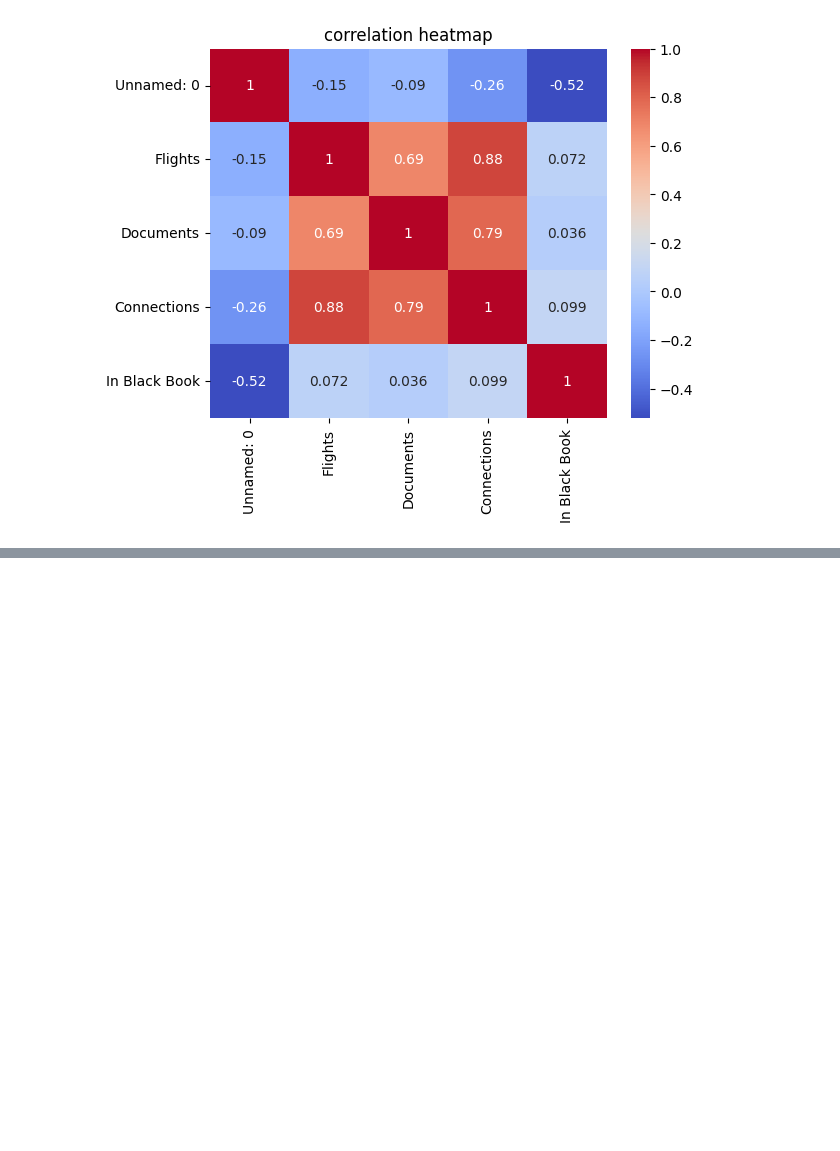
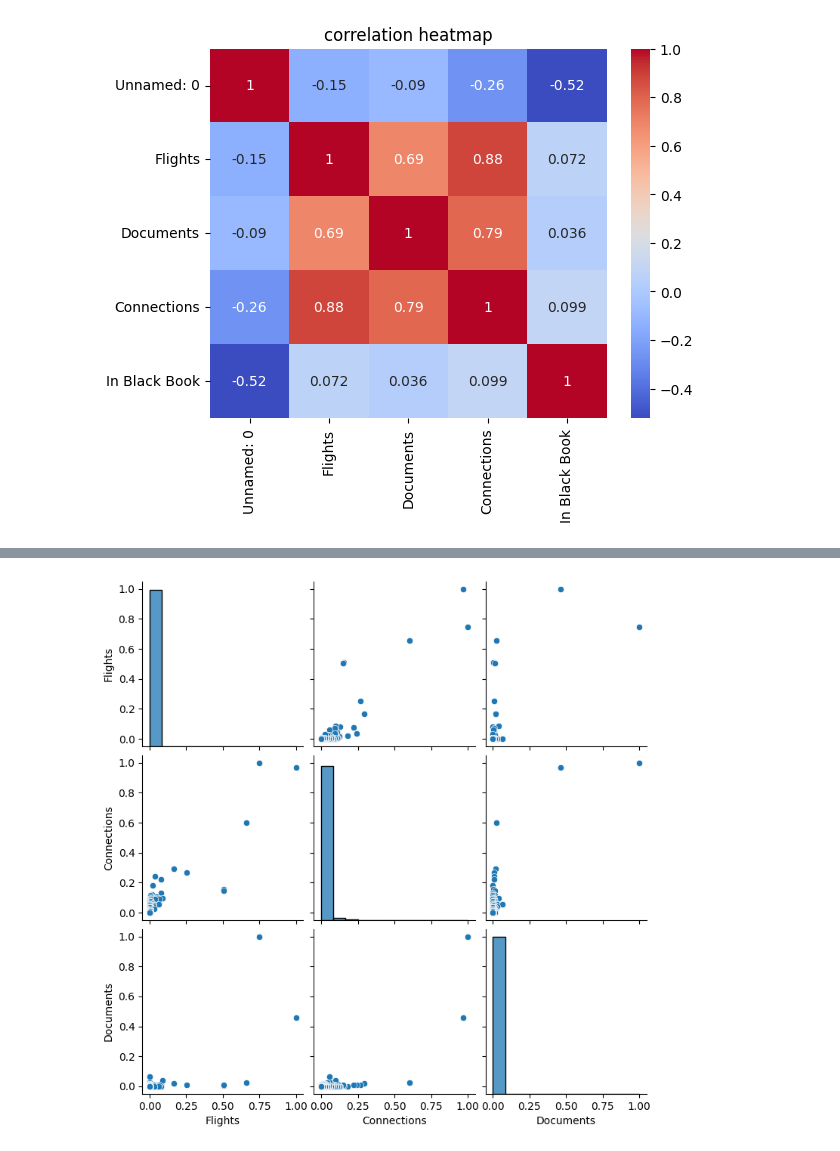
Before and after one commit to Amruth-U-tech/DL-Journey, a Jupyter notebook: 00-DataVisualisation/visualisation-1.ipynb, the cells around one changed output, grey strips where cells are left out. Saved outputs shown, nothing was run; the diff lists cells and outputs as text; code cells hidden in the pictures; blank space fills up the shorter version.

```diff
--- a/00-DataVisualisation/visualisation-1.ipynb
+++ b/00-DataVisualisation/visualisation-1.ipynb
@@ -211,0 +232,7 @@ plt.show()
+# %%
+#pair plot also give info like hatemaps the connection between diff cols
+sns.pairplot(epstien_v[["Flights","Connections","Documents"]])
+
+plt.show()
+# %% [output]
+[figure, added]
```
Also changed, not shown: parts of 2 cells of this notebook.
